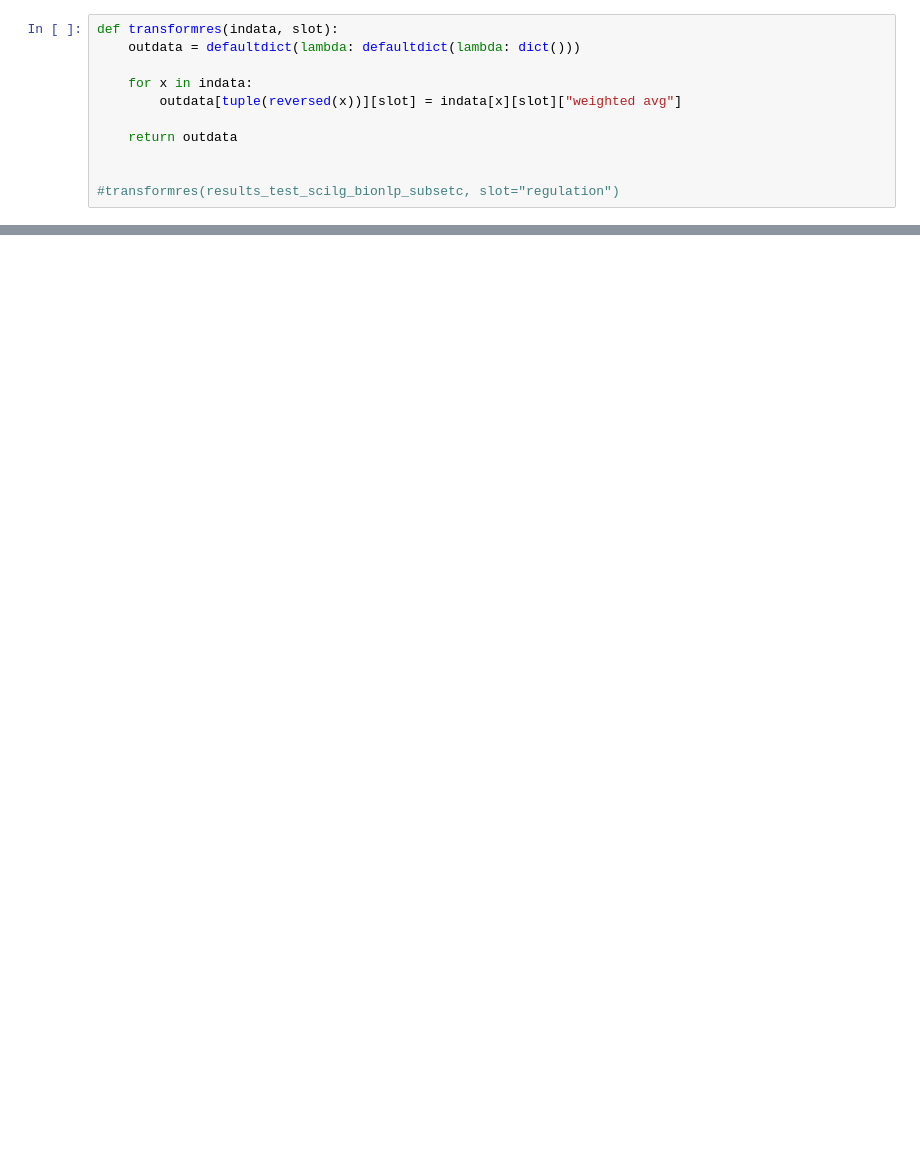
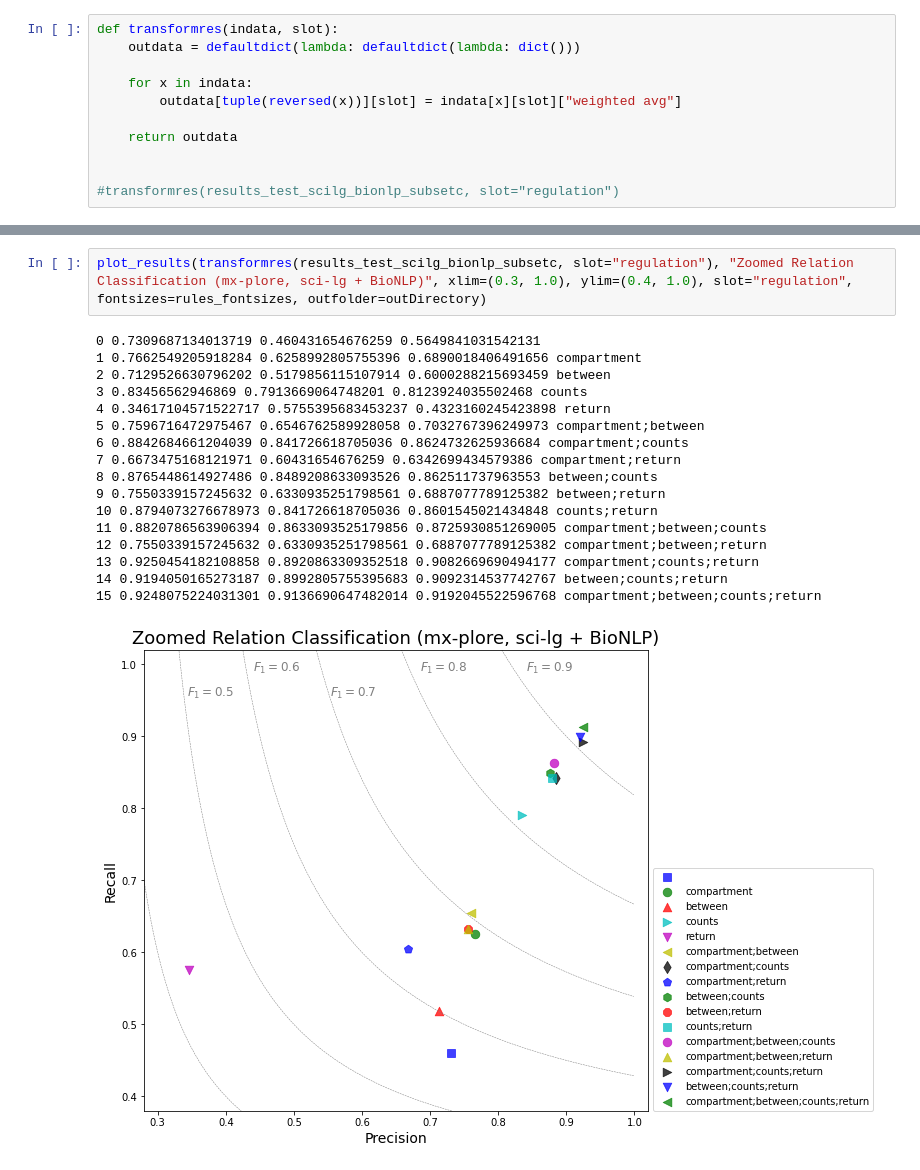
Before and after one commit to mjoppich/mxplore, a Jupyter notebook: scai_eval/eval_checks.ipynb, the cells around one changed output, grey strips where cells are left out. Drawn from its saved outputs; the diff is of its cells as text; blank space fills up the shorter version.

```diff
--- a/scai_eval/eval_checks.ipynb
+++ b/scai_eval/eval_checks.ipynb
@@ -448 +536,21 @@ compartment;between;counts;return&0.925&0.914&0.919\\
 [figure]
+# %%
+plot_results(transformres(results_test_scilg_bionlp_subsetc, slot="regulation"), "Zoomed Relation Classification (mx-plore, sci-lg + BioNLP)", xlim=(0.3, 1.0), ylim=(0.4, 1.0), slot="regulation", fontsizes=rules_fontsizes, outfolder=outDirectory)
+# %% [output]
+0 0.7309687134013719 0.460431654676259 0.5649841031542131
+1 0.7662549205918284 0.6258992805755396 0.6890018406491656 compartment
+2 0.7129526630796202 0.5179856115107914 0.6000288215693459 between
+3 0.83456562946869 0.7913669064748201 0.8123924035502468 counts
+4 0.34617104571522717 0.5755395683453237 0.4323160245423898 return
+5 0.7596716472975467 0.6546762589928058 0.7032767396249973 compartment;between
+6 0.8842684661204039 0.841726618705036 0.8624732625936684 compartment;counts
+7 0.6673475168121971 0.60431654676259 0.6342699434579386 compartment;return
+8 0.8765448614927486 0.8489208633093526 0.862511737963553 between;counts
+9 0.7550339157245632 0.6330935251798561 0.6887077789125382 between;return
+10 0.8794073276678973 0.841726618705036 0.8601545021434848 counts;return
+11 0.8820786563906394 0.8633093525179856 0.8725930851269005 compartment;between;counts
+12 0.7550339157245632 0.6330935251798561 0.6887077789125382 compartment;between;return
+13 0.9250454182108858 0.8920863309352518 0.9082669690494177 compartment;counts;return
+14 0.9194050165273187 0.8992805755395683 0.9092314537742767 between;counts;return
+15 0.9248075224031301 0.9136690647482014 0.9192045522596768 compartment;between;counts;return
+[figure, added]
```
Also changed, not shown: parts of 14 cells of this notebook, 21 other files.
